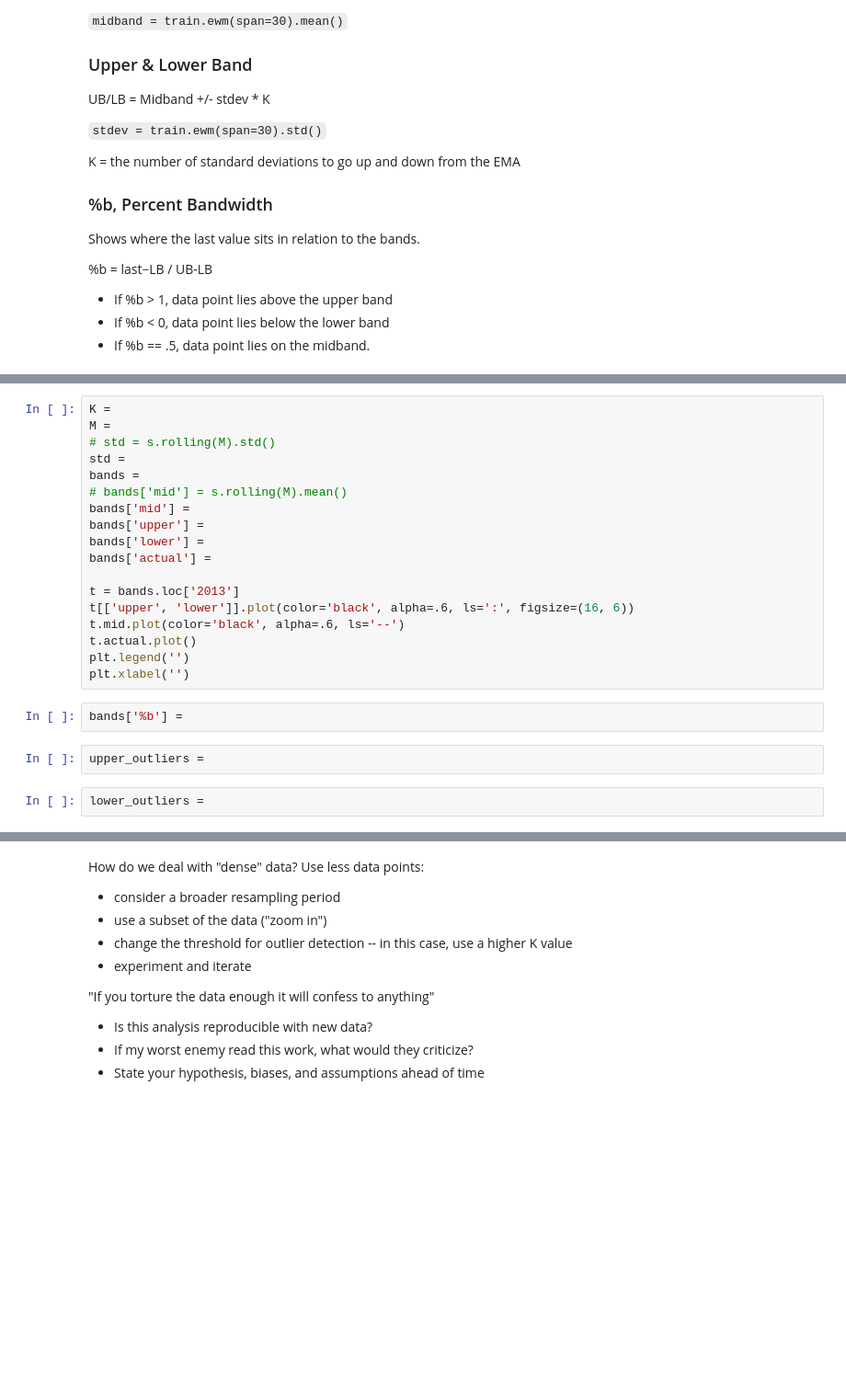
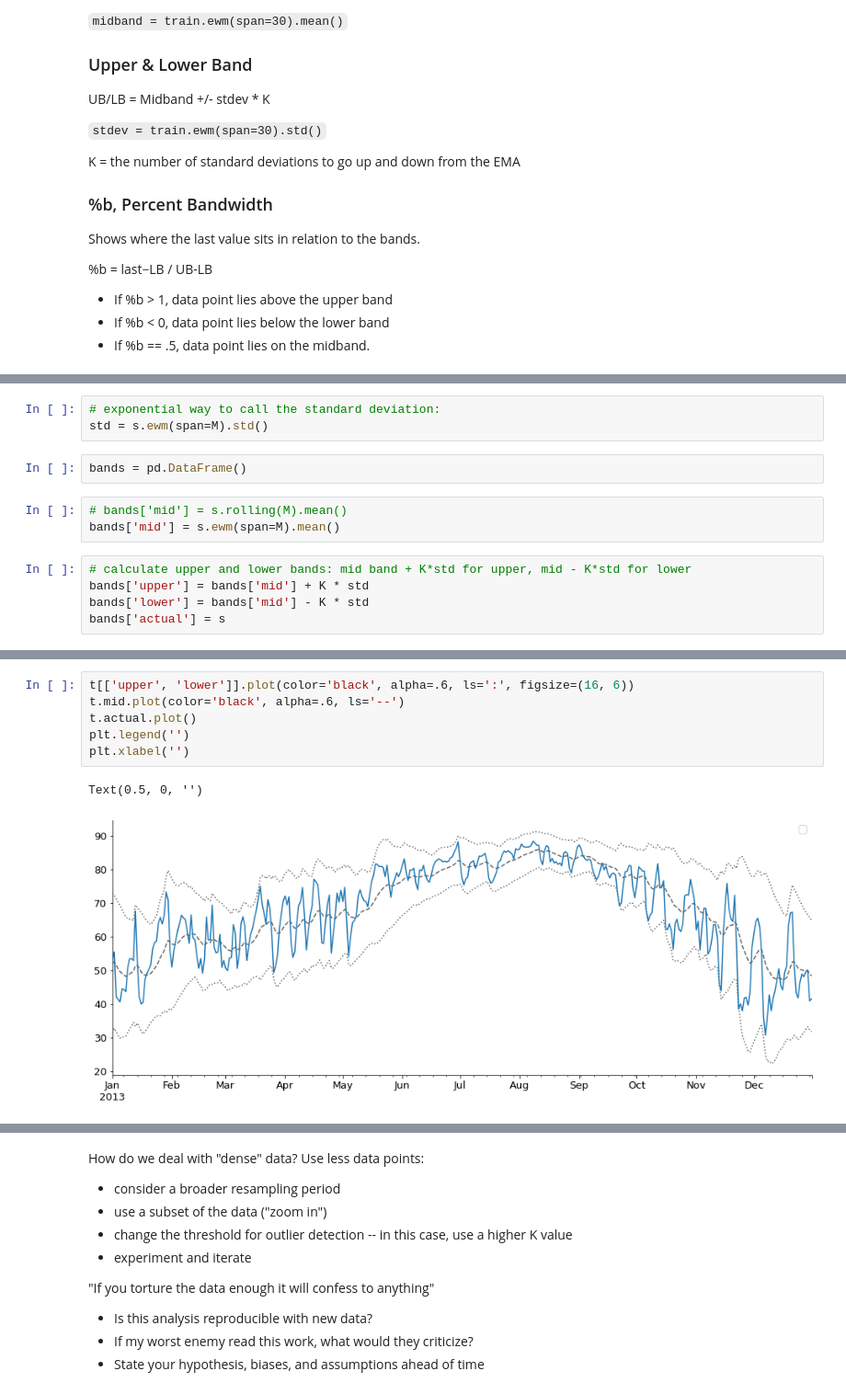
Before and after one commit to CodeupClassroom/innis-anomaly-detection, a Jupyter notebook: tsad-innis.ipynb, the cells around one changed output, grey strips where cells are left out. Shown at 92% size. Drawn from its saved outputs; the diff is of its cells as text; blank space fills up the shorter version.

```diff
--- a/tsad-innis.ipynb
+++ b/tsad-innis.ipynb
@@ -77,0 +107,13 @@ Shows where the last value sits in relation to the bands.
+# %%
+# exponential way to call the standard deviation:
+std = s.ewm(span=M).std()
+# %%
+bands = pd.DataFrame()
+# %%
+# bands['mid'] = s.rolling(M).mean()
+bands['mid'] = s.ewm(span=M).mean()
+# %%
+# calculate upper and lower bands: mid band + K*std for upper, mid - K*std for lower
+bands['upper'] = bands['mid'] + K * std
+bands['lower'] = bands['mid'] - K * std
+bands['actual'] = s
@@ -78,24 +139,9 @@ Shows where the last value sits in relation to the bands.
 # %%
-K =
-M =
-# std = s.rolling(M).std()
-std =
-bands =
-# bands['mid'] = s.rolling(M).mean()
-bands['mid'] =
-bands['upper'] =
-bands['lower'] =
-bands['actual'] =
-
-t = bands.loc['2013']
 t[['upper', 'lower']].plot(color='black', alpha=.6, ls=':', figsize=(16, 6))
 t.mid.plot(color='black', alpha=.6, ls='--')
 t.actual.plot()
 plt.legend('')
 plt.xlabel('')
+# %% [output]
+Text(0.5, 0, '')
+[figure, added]
-# %%
-bands['%b'] =
-# %%
-upper_outliers =
-# %%
-lower_outliers =
```
Also changed, not shown: parts of 28 cells of this notebook.
